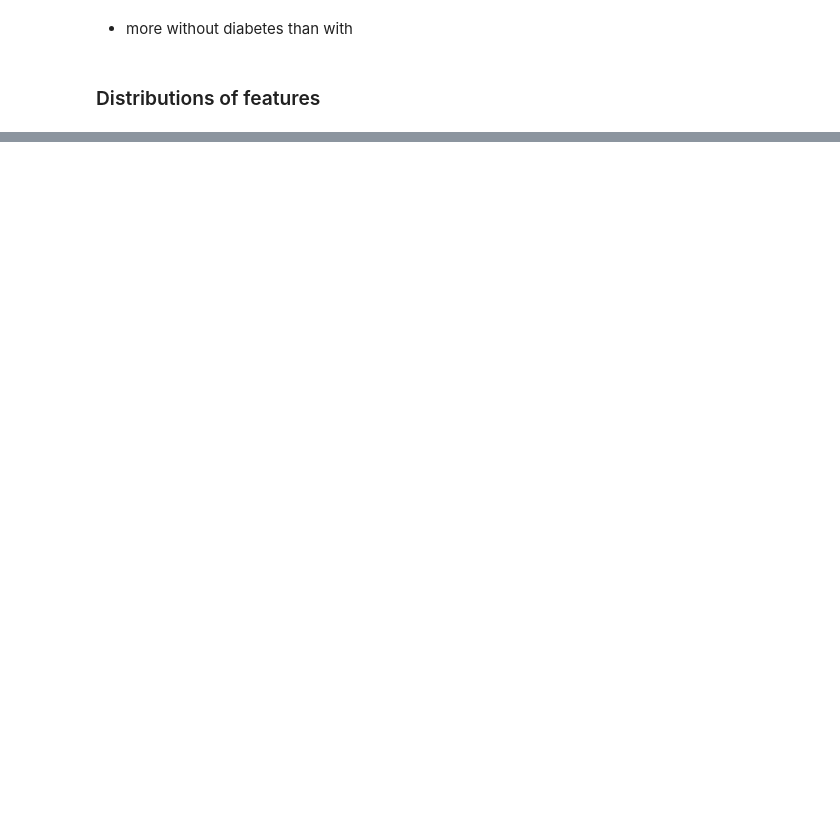
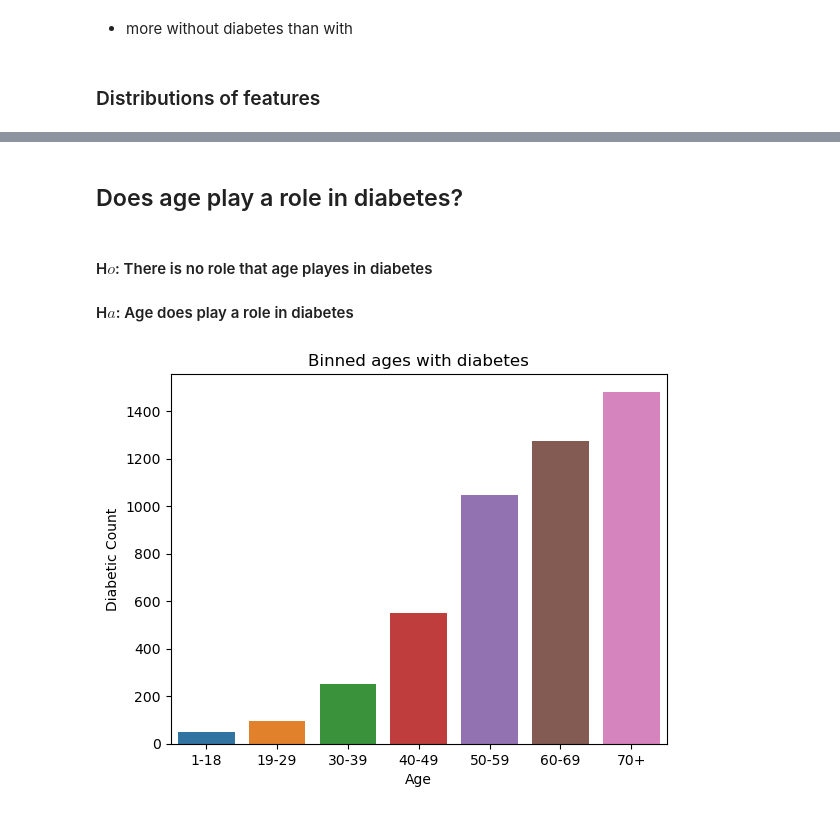
Before and after one commit to Jburch01/diabetes_classification_project, a Jupyter notebook: explore.ipynb, the cells around one changed output, grey strips where cells are left out. Drawn from its saved outputs; the diff is of its cells as text; code cells hidden in the pictures; blank space fills up the shorter version.

```diff
--- a/explore.ipynb
+++ b/explore.ipynb
@@ -94,0 +156,25 @@ plt.show()
+# %% [markdown]
+## Does age play a role in diabetes?
+# %% [markdown]
+#### H$o$: There is no role that age playes in diabetes
+#### H$a$: Age does play a role in diabetes
+# %%
+bins = [0, 18, 29, 39, 49, 59, 69, 80]
+labels = ['1-18', '19-29', '30-39', '40-49', '50-59', '60-69', "70+"]
+train['age_bin'] = pd.cut(train['age'], bins=bins, labels=labels)
+
+# count the number of occurrences of each bin
+diabetic_count = train[train['diabetic'] == 1].groupby('age_bin')['diabetic'].count()
+
+# create a bar plot
+sns.barplot(x=diabetic_count.index, y=diabetic_count)
+
+# add axis labels and title
+plt.xlabel('Age')
+plt.ylabel('Diabetic Count')
+plt.title('Binned ages with diabetes')
+
+# show the plot
+plt.show()
+# %% [output]
+[figure, added]
```
Also changed, not shown: parts of 73 cells of this notebook.
